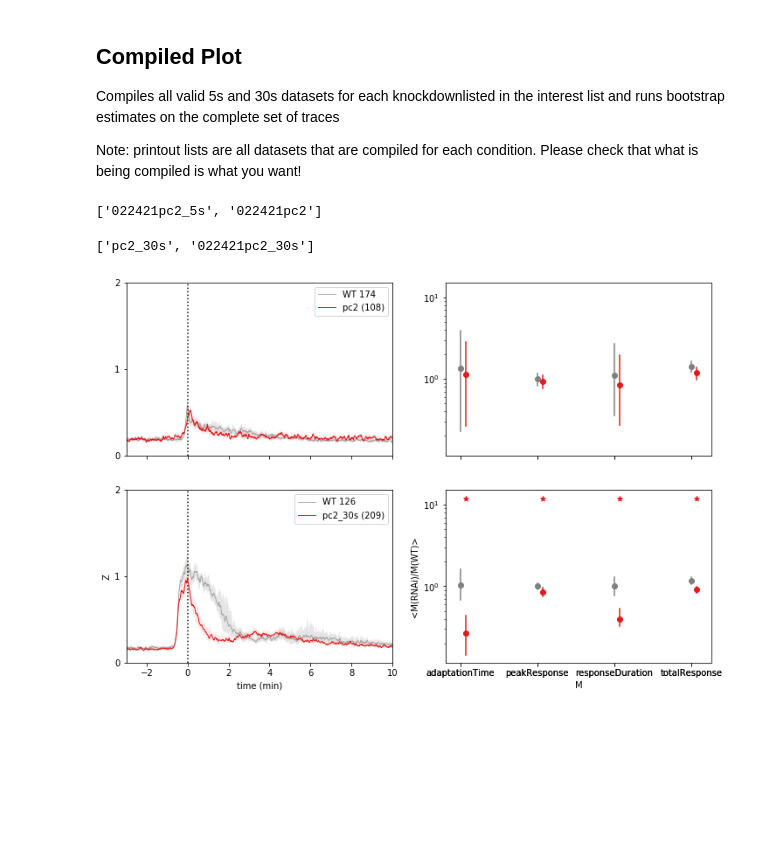
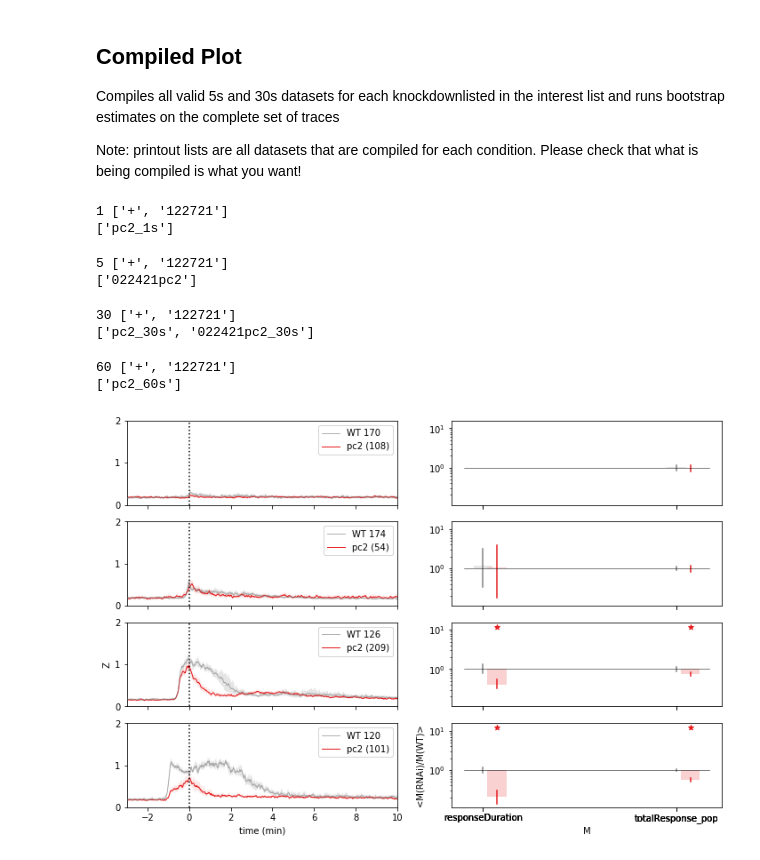
Before and after one commit to samuelbray32/behavior-lite, a Jupyter notebook: publication_rnaiCompilation.ipynb, the cells around one changed output. Cells and saved outputs as stored; diff of their text form; code cells hidden in the pictures; blank space fills up the shorter version.

Commit message:
add option for more pulse durations in rnaiCompilation. changing bootstraps to all population based

```diff
--- a/publication_rnaiCompilation.ipynb
+++ b/publication_rnaiCompilation.ipynb
@@ -12,17 +12,24 @@ Compiles all valid 5s and 30s datasets for each knockdownlisted in the interest
 
 Note: printout lists are all datasets that are compiled for each condition.  Please check that what is being compiled is what you want!
 # %%
-n_boot = 1e2
+n_boot = 3e2
 statistic=np.median
 comparison = 'rel'
 #plot_subset
 drugs=0
-interest = ['pc2']#['chat','gad','tbh',]#['snap25','vGlut']#['nkx','tcf1','arx']#['35mmBiopsyPostEyespot','corpusCut']#
-exclude = ['+']
+interest = ['pc2']#['corpusCut','spot']#['pc2','chat','gad','tbh','th','nkx','tcf1']#['spot']#['eaat12','gs','gat',]#['chat','gad','tbh',]#['snap25','vGlut']#['nkx','tcf1','arx']#['35mmBiopsyPostEyespot','corpusCut']#
+exclude = ['+','122721']
 fig,ax = rnai_response_layered(interest,exclude,n_boot,statistic,drugs=drugs,
-                              measure_compare=comparison)
+                              measure_compare=comparison,
+                              pulseTimes=[1,5,30,60])
 # fig.savefig('layered_pc2.svg')
 # %% [output]
-['022421pc2_5s', '022421pc2']
+1 ['+', '122721']
+['pc2_1s']
-['pc2_30s', '022421pc2_30s']
+5 ['+', '122721']
+['022421pc2']
+30 ['+', '122721']
+['pc2_30s', '022421pc2_30s']
+60 ['+', '122721']
+['pc2_60s']
-[figure, old version]
+[figure, new version]
```
Also changed, not shown: parts of 3 cells of this notebook, 3 other files.
